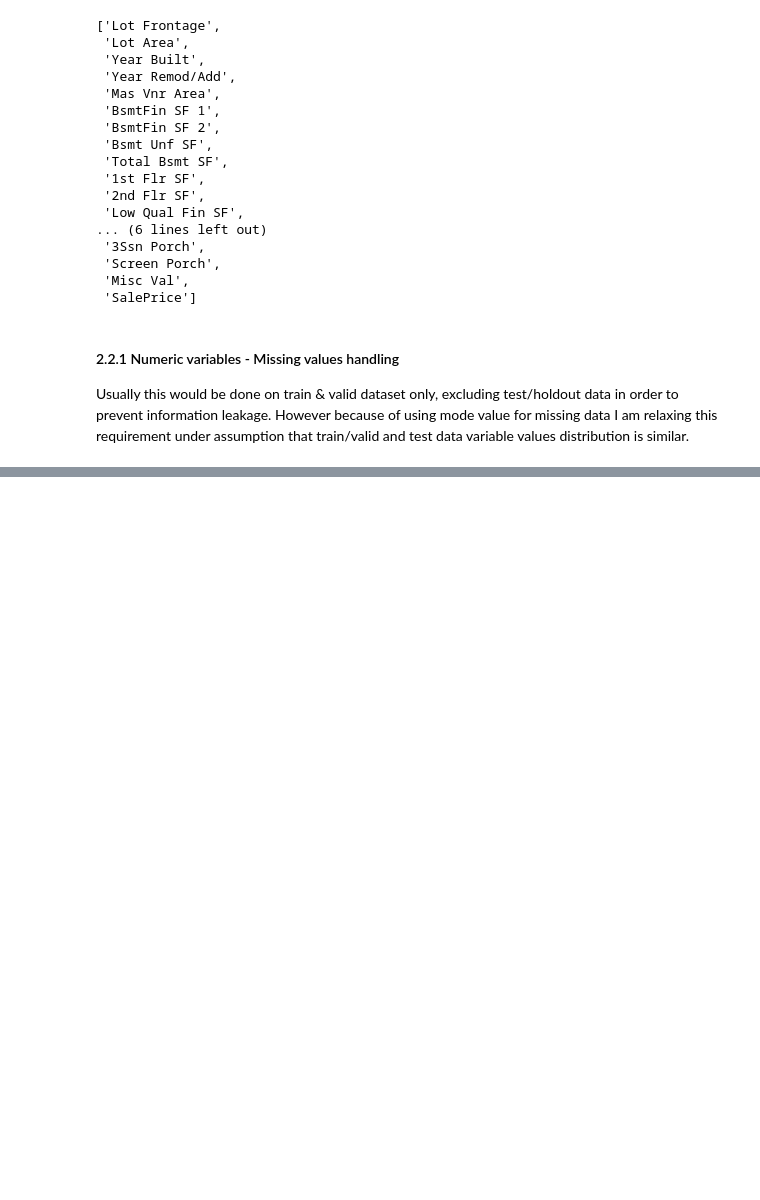
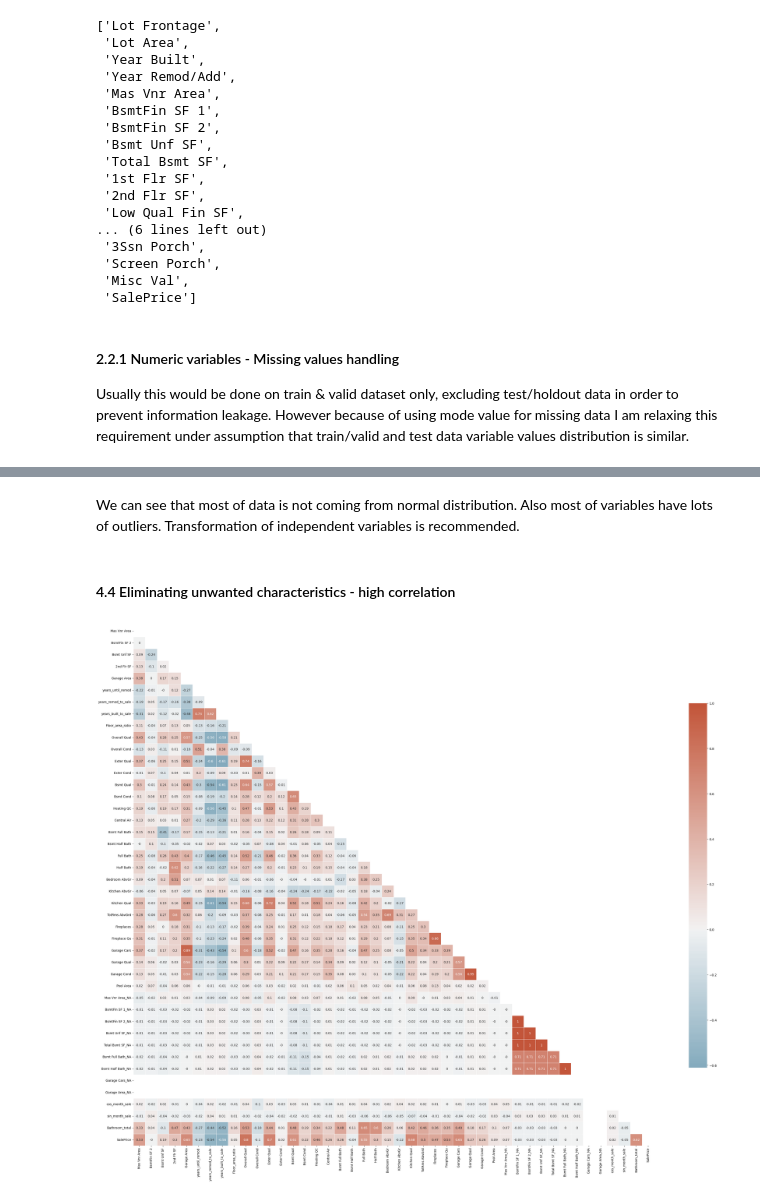
Before and after one commit to TGusciora/Python, a Jupyter notebook: GP23_PredictingHouseSalePrices/notebooks/001.GP23_tg_EDA.ipynb, the cells around one changed output, grey strips where cells are left out. Saved outputs shown, nothing was run; the diff lists cells and outputs as text; code cells hidden in the pictures; blank space fills up the shorter version.

```diff
--- a/GP23_PredictingHouseSalePrices/notebooks/001.GP23_tg_EDA.ipynb
+++ b/GP23_PredictingHouseSalePrices/notebooks/001.GP23_tg_EDA.ipynb
@@ -604,0 +814,16 @@ transformation.data_out
+# %%
+#MANUAL_INPUT
+
+# First - let's exclude low variance variables from our analysis
+variable_input=X_train_valid.select_dtypes(exclude=['category'])
+
+normalized_df=(variable_input-variable_input.min())/(variable_input.max()-variable_input.min()) # min-max scaling for <0;1> range of values
+low_var = normalized_df.var()
+low_var_columns = variable_input.columns
+
+low_var_vars = [ ]
+
+for i in range(0,len(low_var)):
+    if low_var[i] <= low_variance_treshold: # cutoff low variance treshold
+        low_var_vars.append(str(low_var_columns[i]))
+        print(str(low_var_columns[i])+ ' - ' + str(low_var[i]))
@@ -604,0 +917,14 @@ transformation.data_out
+# %% [markdown]
+We can see that most of data is not coming from normal distribution. Also most of variables have lots of outliers. Transformation of independent variables is recommended.
+# %% [markdown]
+#### 4.4 Eliminating unwanted characteristics - high correlation
+# %%
+f, ax = plt.subplots(figsize=(40, 30))
+mat = round(X_train_valid[features].merge(y_train_valid, left_index = True, right_index = True).corr('pearson'),2)
+mask = np.triu(np.ones_like(mat, dtype=bool))
+cmap = sn.diverging_palette(230, 20, as_cmap=True)
+sn.heatmap(mat, mask=mask, cmap=cmap, vmax=1, center=0, annot = True,
+            square=True, linewidths=.5, cbar_kws={"shrink": .7})
+plt.show()
+# %% [output]
+[figure, added]
```
Also changed, not shown: parts of 26 cells of this notebook, 1 other file.
